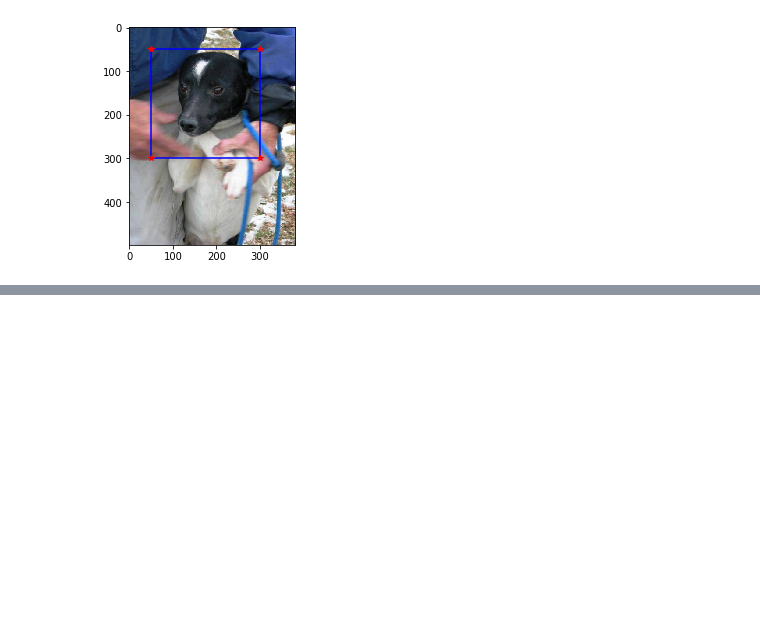
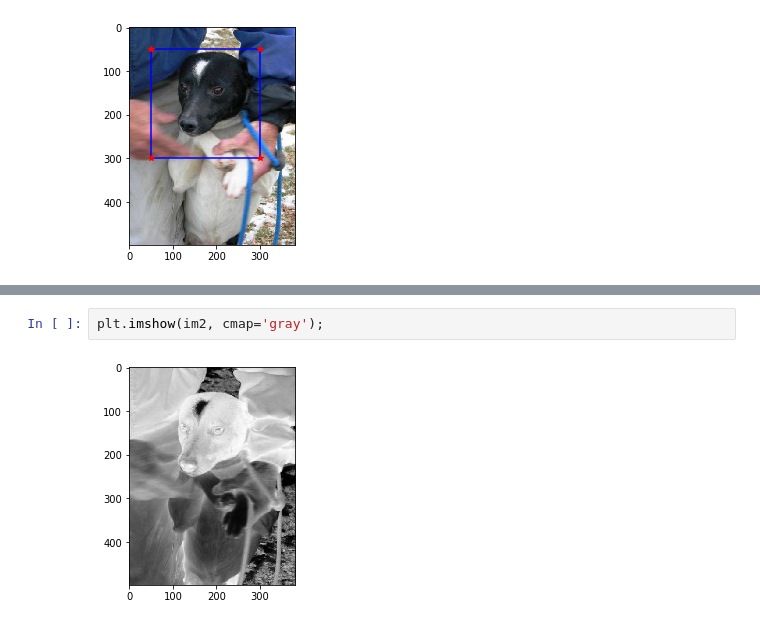
Before and after one commit to sjmiller8182/L-CompViz, a Jupyter notebook: CV-Ch1.ipynb, the cells around one changed output, grey strips where cells are left out. Saved outputs shown, nothing was run; the diff lists cells and outputs as text; blank space fills up the shorter version.

```diff
--- a/CV-Ch1.ipynb
+++ b/CV-Ch1.ipynb
@@ -85,0 +102,4 @@ plt.plot(x, y, 'r*') # markers
+# %%
+plt.imshow(im2, cmap='gray');
+# %% [output]
+[figure, added]
```
Also changed, not shown: parts of 4 cells of this notebook.
